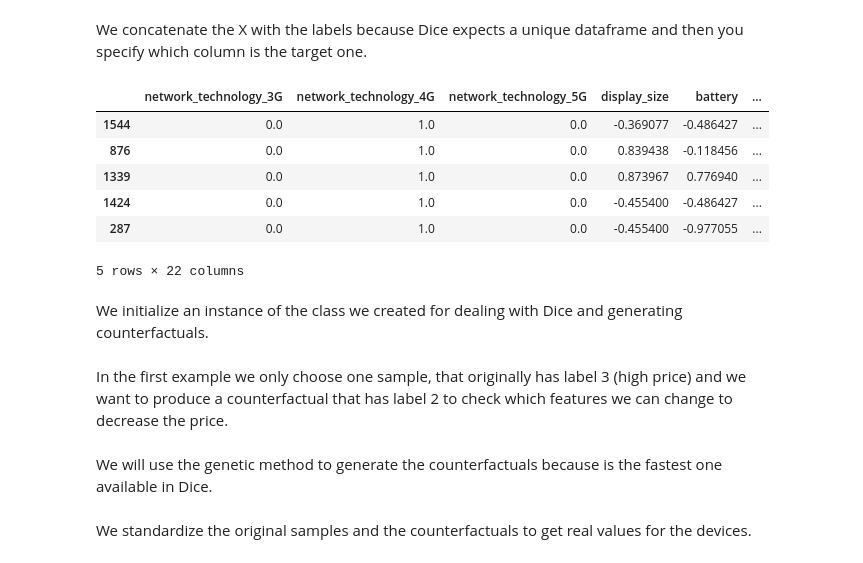
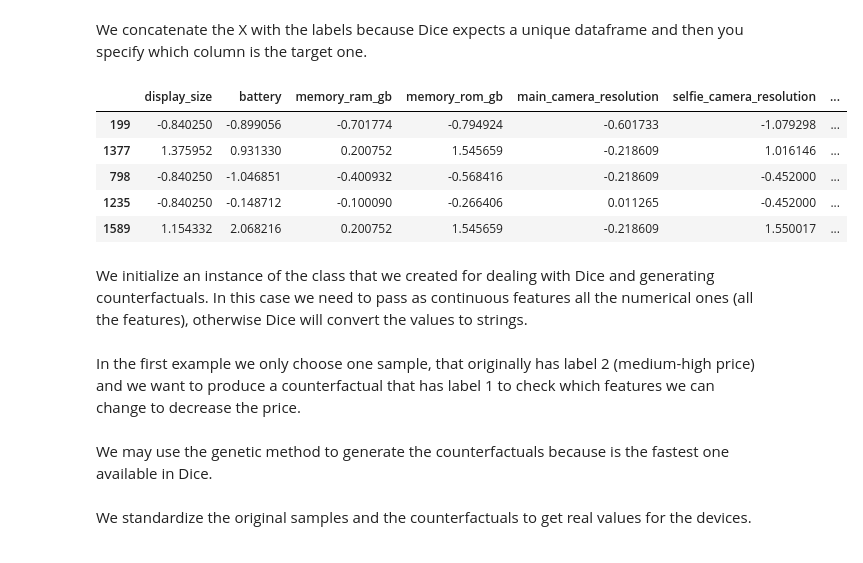
Before and after one commit to Valendrew/counterfactual-explanations, a Jupyter notebook: model_optimization.ipynb, the cells around one changed output. Drawn from its saved outputs; the diff is of its cells as text; code cells hidden in the pictures.

Commit message:
updated the dice class and notebook refactoring

```diff
--- a/model_optimization.ipynb
+++ b/model_optimization.ipynb
@@ -55,8 +55,8 @@ rng = set_default_randomness(SEED)
 
 Laod the processed dataset from the repository.
 # %%
-df_train = pd.read_csv("data/model/gsm_train_std.csv")
-df_test = pd.read_csv("data/model/gsm_test_std.csv")
+df_train = pd.read_csv("data/model/best_train_std.csv")
+df_test = pd.read_csv("data/model/best_test_std.csv")
 
 df_train.head(3)
 # %% [output]
@@ -713,17 +596,16 @@ from utils.util_counterfactual import DiceCounterfactual
 # %% [markdown]
 We concatenate the X with the labels because Dice expects a unique dataframe and then you specify which column is the target one.
 # %%
-df_dice = pd.concat([X_train_val, y_train_val], axis=1)
+df_dice = pd.concat([X_train, y_train], axis=1)
 df_dice.head()
 # %% [output]
-|  | network_technology_3G | network_technology_4G | network_technology_5G | display_size | battery | ... |
-| 1544 | 0.0 | 1.0 | 0.0 | -0.369077 | -0.486427 | ... |
-| 876 | 0.0 | 1.0 | 0.0 | 0.839438 | -0.118456 | ... |
-| 1339 | 0.0 | 1.0 | 0.0 | 0.873967 | 0.776940 | ... |
-| 1424 | 0.0 | 1.0 | 0.0 | -0.455400 | -0.486427 | ... |
-| 287 | 0.0 | 1.0 | 0.0 | -0.455400 | -0.977055 | ... |
+|  | display_size | battery | memory_ram_gb | memory_rom_gb | main_camera_resolution | selfie_camera_resolution | ... |
+| 199 | -0.840250 | -0.899056 | -0.701774 | -0.794924 | -0.601733 | -1.079298 | ... |
+| 1377 | 1.375952 | 0.931330 | 0.200752 | 1.545659 | -0.218609 | 1.016146 | ... |
+| 798 | -0.840250 | -1.046851 | -0.400932 | -0.568416 | -0.218609 | -0.452000 | ... |
+| 1235 | -0.840250 | -0.148712 | -0.100090 | -0.266406 | 0.011265 | -0.452000 | ... |
+| 1589 | 1.154332 | 2.068216 | 0.200752 | 1.545659 | -0.218609 | 1.550017 | ... |
-5 rows × 22 columns
 # %% [markdown]
-We initialize an instance of the class we created for dealing with Dice and generating counterfactuals.
+We initialize an instance of the class that we created for dealing with Dice and generating counterfactuals. In this case we need to pass as continuous features all the numerical ones (all the features), otherwise Dice will convert the values to strings.
 # %%
 cont_features = list(df_dice.columns)
@@ -733,3 +615,3 @@ dice_cf = DiceCounterfactual(lgb_model.model, 'sklearn', df_dice, cont_features,
 # %% [markdown]
-In the first example we only choose one sample, that originally has label 3 (high price) and we want to produce a counterfactual that has label 2 to check which features we can change to decrease the price.
+In the first example we only choose one sample, that originally has label 2 (medium-high price) and we want to produce a counterfactual that has label 1 to check which features we can change to decrease the price.
 # %%
@@ -741,3 +625,3 @@ orig_sample_lab = df_dice.iloc[[idx]]['misc_price']
 # %% [markdown]
-We will use the genetic method to generate the counterfactuals because is the fastest one available in Dice.
+We may use the genetic method to generate the counterfactuals because is the fastest one available in Dice.
 # %%
```
Also changed, not shown: parts of 41 cells of this notebook, 1 other file.
